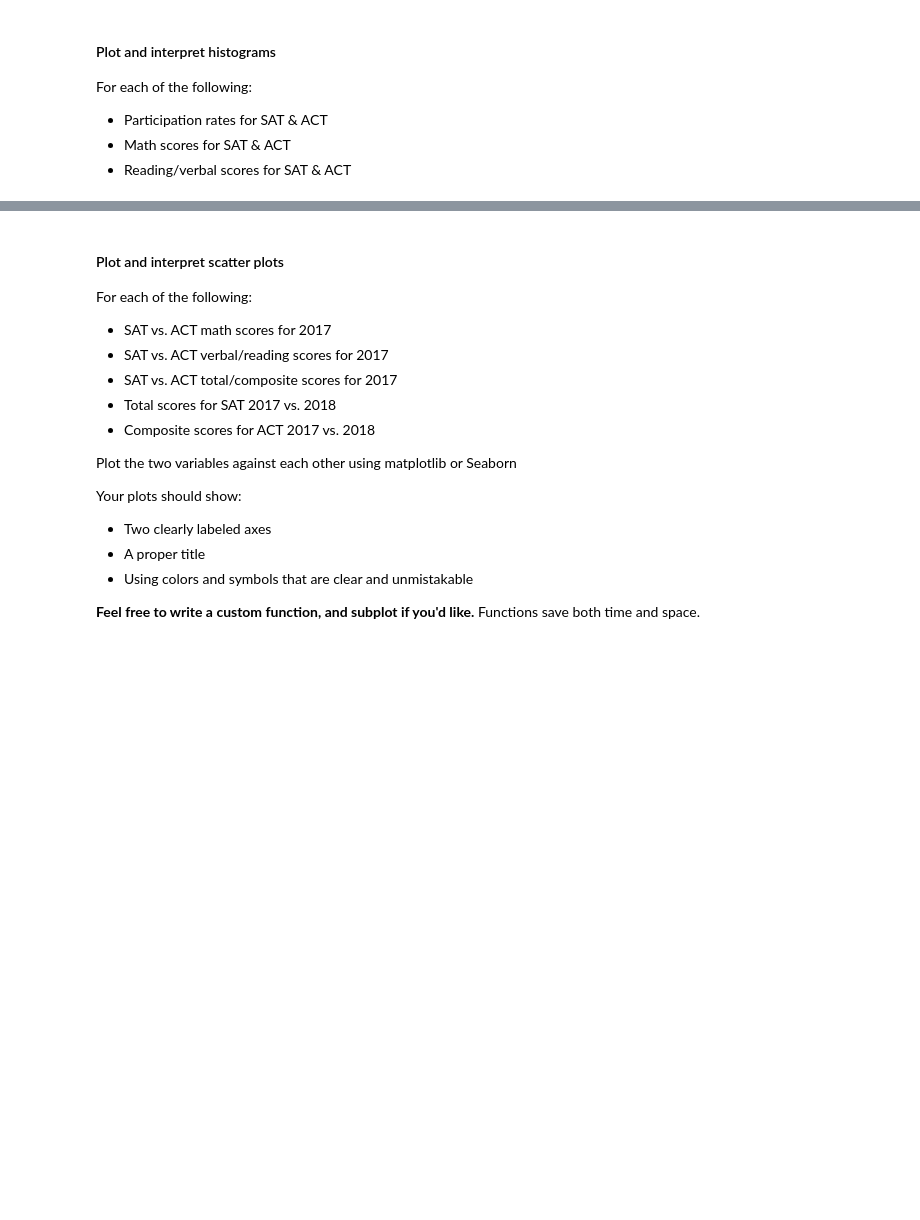
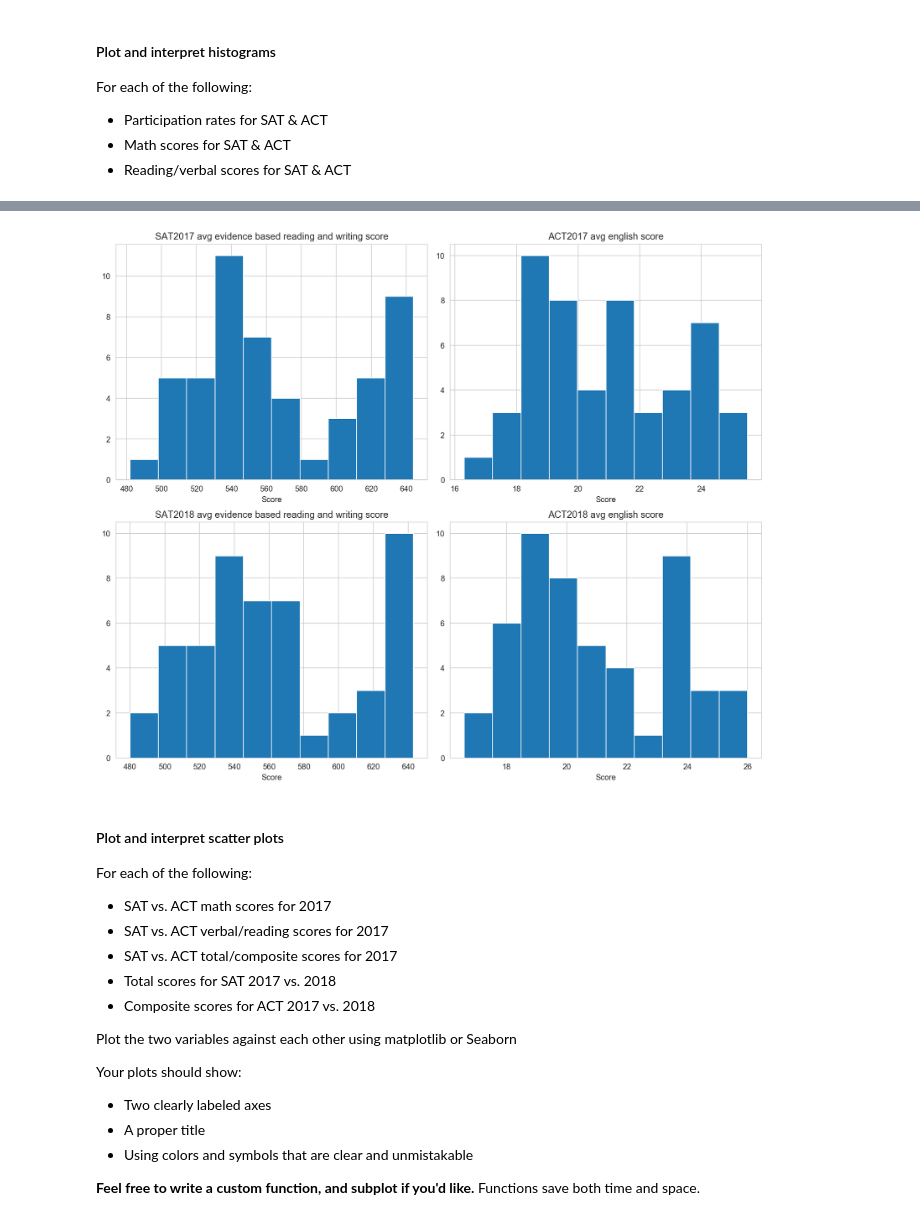
Before and after one commit to geoffersliu/dsiprojects, a Jupyter notebook: Project1234/project_1/code/starter-code_updated.ipynb, the cells around one changed output, grey strips where cells are left out. Cells and saved outputs as stored; diff of their text form; code cells hidden in the pictures; blank space fills up the shorter version.

```diff
--- a/Project1234/project_1/code/starter-code_updated.ipynb
+++ b/Project1234/project_1/code/starter-code_updated.ipynb
@@ -631,3 +659,8 @@ For each of the following:
+# %%
+subplot_histograms(all_merge, Readinglist, Readingtitle, Readinglabel) #plotting histograms for reading and writing
+plt.tight_layout()
+# %% [output]
+[figure, added]
 # %% [markdown]
 #### Plot and interpret scatter plots
 
```
Also changed, not shown: parts of 18 cells of this notebook, 1 other file.
